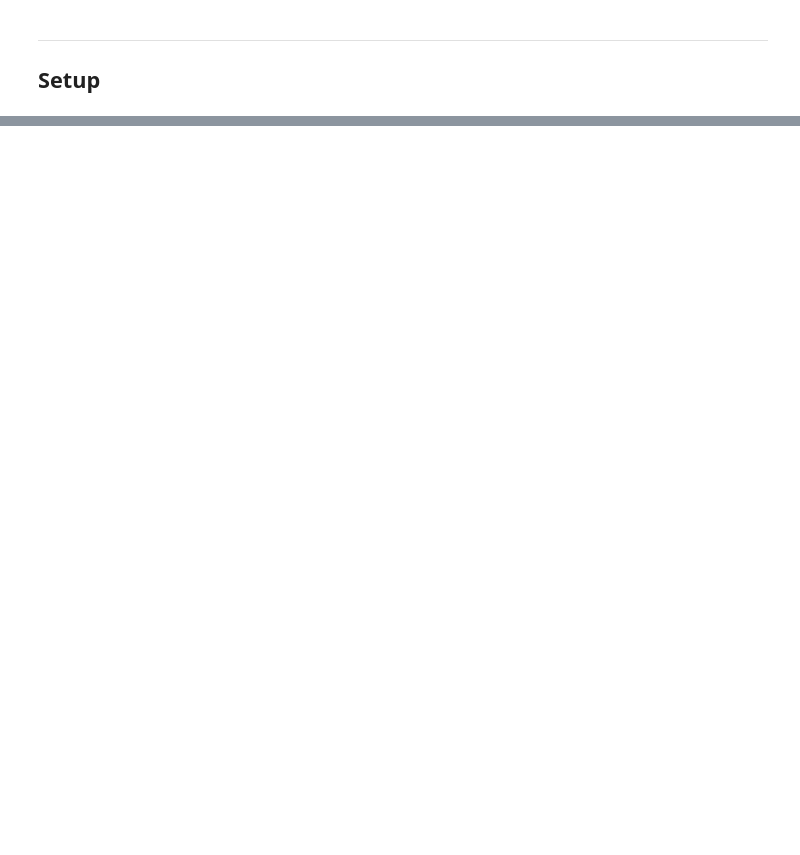
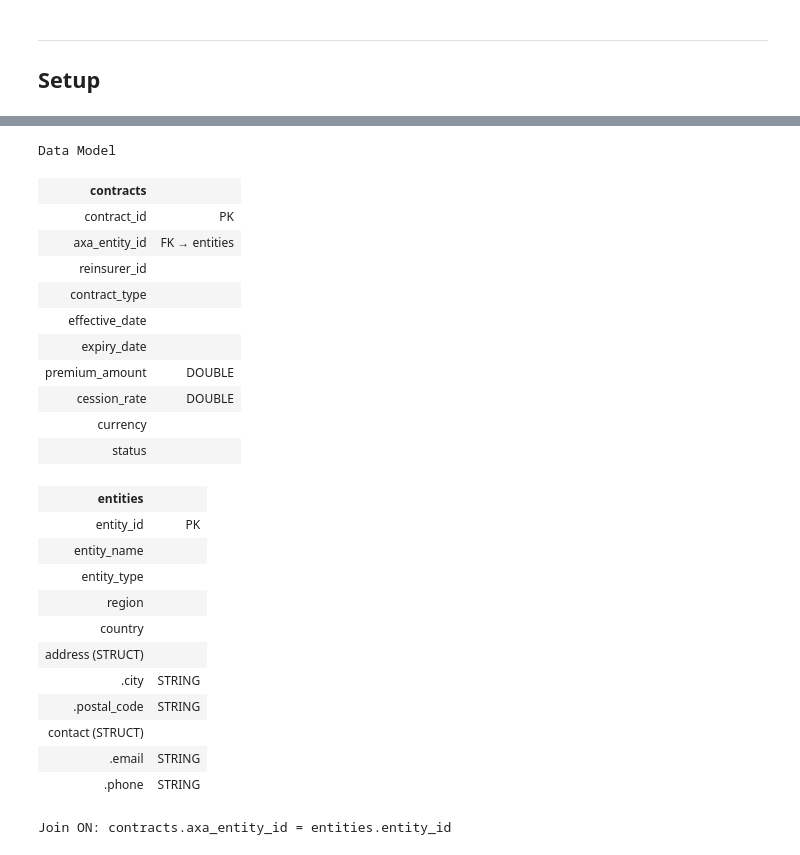
Before and after one commit to sundaraselvaraj/axa-databricks-training, a Jupyter notebook: jour1/hive_02_PySpark_Transformation_Lab.ipynb, the cells around one changed output, grey strips where cells are left out. Saved outputs shown, nothing was run; the diff lists cells and outputs as text; code cells hidden in the pictures; blank space fills up the shorter version.

```diff
--- a/jour1/hive_02_PySpark_Transformation_Lab.ipynb
+++ b/jour1/hive_02_PySpark_Transformation_Lab.ipynb
@@ -485,0 +579,73 @@ Techniques maîtrisées :
+# %%
+displayHTML("""
+<div style="background-color: #F9F7F4; padding: 20px; border-radius: 12px; border: 1px solid #E8E5E0; margin: 10px 0; box-shadow: 0 2px 8px rgba(0,0,0,0.06);">
+
+<h4 style="margin-top:0; color: #1B3A4B;">Data Model</h4>
+
+<div style="display: flex; gap: 30px; align-items: flex-start; flex-wrap: wrap;">
+
+  <div style="flex: 1; min-width: 250px;">
+    <table style="width: 100%; border-collapse: collapse; font-size: 13px;">
+      <tr style="background: #1B3A4B; color: #FFF;"><th colspan="2" style="padding: 10px; text-align: left; border-radius: 6px 6px 0 0;">contracts</th></tr>
+      <tr style="background: #FFF;"><td style="padding: 6px 10px; border-bottom: 1px solid #E8E5E0; color: #1B1F24;"><strong>contract_id</strong></td><td style="padding: 6px 10px; border-bottom: 1px solid #E8E5E0; color: #888;">PK</td></tr>
+      <tr style="background: #F9F7F4;"><td style="padding: 6px 10px; border-bottom: 1px solid #E8E5E0; color: #1B1F24;"><strong>axa_entity_id</strong></td><td style="padding: 6px 10px; border-bottom: 1px solid #E8E5E0; color: #FF5F46;">FK &rarr; entities</td></tr>
+      <tr style="background: #FFF;"><td style="padding: 6px 10px; border-bottom: 1px solid #E8E5E0; color: #1B1F24;">reinsurer_id</td><td style="padding: 6px 10px; border-bottom: 1px solid #E8E5E0; color: #888;"></td></tr>
+      <tr style="background: #F9F7F4;"><td style="padding: 6px 10px; border-bottom: 1px solid #E8E5E0; color: #1B1F24;">contract_type</td><td style="padding: 6px 10px; border-bottom: 1px solid #E8E5E0; color: #888;"></td></tr>
+      <tr style="background: #FFF;"><td style="padding: 6px 10px; border-bottom: 1px solid #E8E5E0; color: #1B1F24;">effective_date</td><td style="padding: 6px 10px; border-bottom: 1px solid #E8E5E0; color: #888;"></td></tr>
+      <tr style="background: #F9F7F4;"><td style="padding: 6px 10px; border-bottom: 1px solid #E8E5E0; color: #1B1F24;">expiry_date</td><td style="padding: 6px 10px; border-bottom: 1px solid #E8E5E0; color: #888;"></td></tr>
+      <tr style="background: #FFF;"><td style="padding: 6px 10px; border-bottom: 1px solid #E8E5E0; color: #1B1F24;">premium_amount</td><td style="padding: 6px 10px; border-bottom: 1px solid #E8E5E0; color: #888;">DOUBLE</td></tr>
+      <tr style="background: #F9F7F4;"><td style="padding: 6px 10px; border-bottom: 1px solid #E8E5E0; color: #1B1F24;">cession_rate</td><td style="padding: 6px 10px; border-bottom: 1px solid #E8E5E0; color: #888;">DOUBLE</td></tr>
+      <tr style="background: #FFF;"><td style="padding: 6px 10px; border-bottom: 1px solid #E8E5E0; color: #1B1F24;">currency</td><td style="padding: 6px 10px; border-bottom: 1px solid #E8E5E0; color: #888;"></td></tr>
+      <tr style="background: #F9F7F4;"><td style="padding: 6px 10px; color: #1B1F24;">status</td><td style="padding: 6px 10px; color: #888;"></td></tr>
+    </table>
+  </div>
+
+  <div style="flex: 1; min-width: 280px;">
+    <table style="width: 100%; border-collapse: collapse; font-size: 13px;">
+      <tr style="background: #1B3A4B; color: #FFF;"><th colspan="2" style="padding: 10px; text-align: left; border-radius: 6px 6px 0 0;">entities</th></tr>
+      <tr style="background: #FFF;"><td style="padding: 6px 10px; border-bottom: 1px solid #E8E5E0; color: #1B1F24;"><strong>entity_id</strong></td><td style="padding: 6px 10px; border-bottom: 1px solid #E8E5E0; color: #888;">PK</td></tr>
+      <tr style="background: #F9F7F4;"><td style="padding: 6px 10px; border-bottom: 1px solid #E8E5E0; color: #1B1F24;">entity_name</td><td style="padding: 6px 10px; border-bottom: 1px solid #E8E5E0; color: #888;"></td></tr>
+      <tr style="background: #FFF;"><td style="padding: 6px 10px; border-bottom: 1px solid #E8E5E0; color: #1B1F24;">entity_type</td><td style="padding: 6px 10px; border-bottom: 1px solid #E8E5E0; color: #888;"></td></tr>
+      <tr style="background: #F9F7F4;"><td style="padding: 6px 10px; border-bottom: 1px solid #E8E5E0; color: #1B1F24;">region</td><td style="padding: 6px 10px; border-bottom: 1px solid #E8E5E0; color: #888;"></td></tr>
+      <tr style="background: #FFF;"><td style="padding: 6px 10px; border-bottom: 1px solid #E8E5E0; color: #1B1F24;">country</td><td style="padding: 6px 10px; border-bottom: 1px solid #E8E5E0; color: #888;"></td></tr>
+      <tr style="background: #F9F7F4;"><td style="padding: 6px 10px; border-bottom: 1px solid #E8E5E0; color: #FF5F46;"><strong>address</strong> (STRUCT)</td><td style="padding: 6px 10px; border-bottom: 1px solid #E8E5E0; color: #888;"></td></tr>
+      <tr style="background: #FFF;"><td style="padding: 6px 10px 6px 30px; border-bottom: 1px solid #E8E5E0; color: #1B1F24;">.city</td><td style="padding: 6px 10px; border-bottom: 1px solid #E8E5E0; color: #888;">STRING</td></tr>
+      <tr style="background: #F9F7F4;"><td style="padding: 6px 10px 6px 30px; border-bottom: 1px solid #E8E5E0; color: #1B1F24;">.postal_code</td><td style="padding: 6px 10px; border-bottom: 1px solid #E8E5E0; color: #888;">STRING</td></tr>
+      <tr style="background: #FFF;"><td style="padding: 6px 10px; border-bottom: 1px solid #E8E5E0; color: #FF5F46;"><strong>contact</strong> (STRUCT)</td><td style="padding: 6px 10px; border-bottom: 1px solid #E8E5E0; color: #888;"></td></tr>
+      <tr style="background: #F9F7F4;"><td style="padding: 6px 10px 6px 30px; border-bottom: 1px solid #E8E5E0; color: #1B1F24;">.email</td><td style="padding: 6px 10px; border-bottom: 1px solid #E8E5E0; color: #888;">STRING</td></tr>
+      <tr style="background: #FFF;"><td style="padding: 6px 10px 6px 30px; color: #1B1F24;">.phone</td><td style="padding: 6px 10px; color: #888;">STRING</td></tr>
+    </table>
+  </div>
+
+</div>
+
+<p style="margin-top: 12px; color: #1B3A4B; font-size: 13px;"><strong>Join ON:</strong> <code>contracts.axa_entity_id = entities.entity_id</code></p>
+
+</div>
+""")
+# %% [output]
+Data Model
+| contracts |  |
+| contract_id | PK |
+| axa_entity_id | FK → entities |
+| reinsurer_id |  |
+| contract_type |  |
+| effective_date |  |
+| expiry_date |  |
+| premium_amount | DOUBLE |
+| cession_rate | DOUBLE |
+| currency |  |
+| status |  |
+| entities |  |
+| entity_id | PK |
+| entity_name |  |
+| entity_type |  |
+| region |  |
+| country |  |
+| address (STRUCT) |  |
+| .city | STRING |
+| .postal_code | STRING |
+| contact (STRUCT) |  |
+| .email | STRING |
+| .phone | STRING |
+Join ON: contracts.axa_entity_id = entities.entity_id
```
Also changed, not shown: parts of 159 cells of this notebook, 1 other file.
